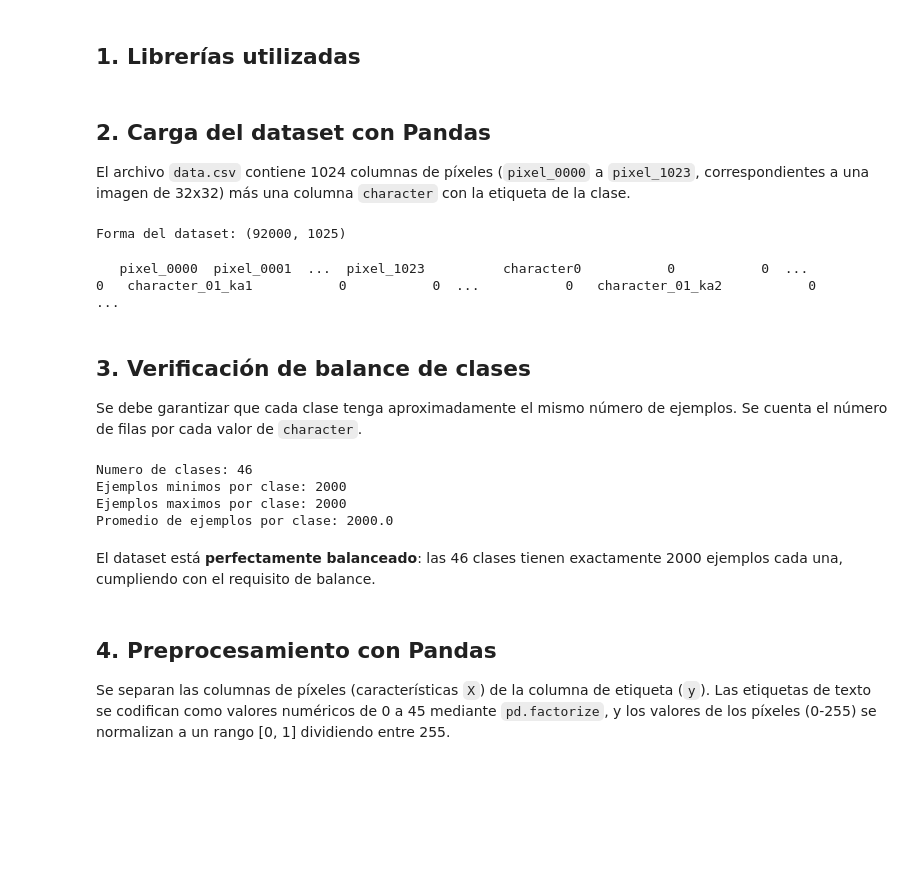
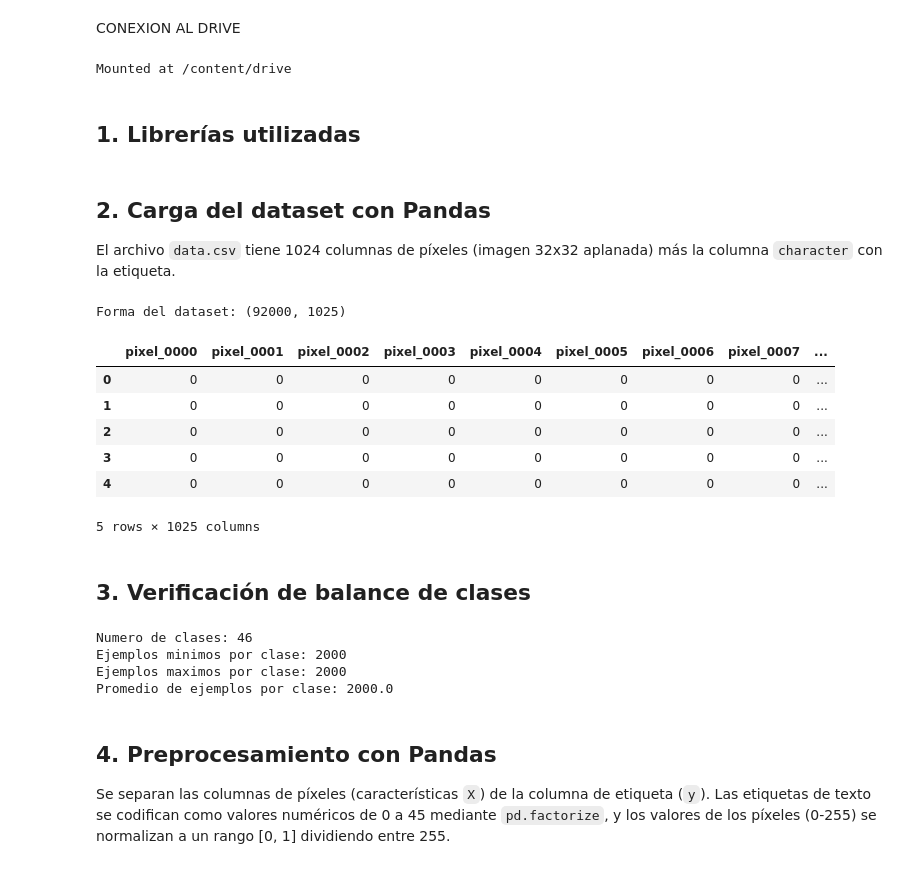
Before and after one commit to Griss390/SIS420_Inteligencia, a Jupyter notebook: LAB5/lab5/lab5.ipynb, the cells around one changed output. Drawn from its saved outputs; the diff is of its cells as text; code cells hidden in the pictures; blank space fills up the shorter version.

```diff
--- a/LAB5/lab5/lab5.ipynb
+++ b/LAB5/lab5/lab5.ipynb
@@ -9,6 +10,14 @@ Este cuadernillo implementa un clasificador multiclase mediante el enfoque **uno
 El dataset contiene **92,000 imágenes** en escala de grises de **32x32 píxeles**, distribuidas en **46 clases** (36 consonantes y 10 dígitos), con exactamente **2,000 ejemplos por clase** (dataset balanceado).
 
 Fuente del dataset: https://www.kaggle.com/datasets/rishianand/devanagari-character-set
+# %% [markdown]
+CONEXION AL DRIVE
+# %%
+# Conectando / vinculando nuestro drive con la sesión de Google Colab
+from google.colab import drive
+drive.mount('/content/drive')
+# %% [output]
+Mounted at /content/drive
 # %% [markdown]
 ## 1. Librerías utilizadas
 # %%
@@ -22,18 +31,22 @@ from sklearn.metrics import confusion_matrix
 # %% [markdown]
 ## 2. Carga del dataset con Pandas
 
-El archivo `data.csv` contiene 1024 columnas de píxeles (`pixel_0000` a `pixel_1023`, correspondientes a una imagen de 32x32) más una columna `character` con la etiqueta de la clase.
+El archivo `data.csv` tiene 1024 columnas de píxeles (imagen 32x32 aplanada) más la columna `character` con la etiqueta.
 # %%
-df = pd.read_csv('data.csv')
+df = pd.read_csv('/content/drive/MyDrive/SIS420/LAB5/data.csv')
 print('Forma del dataset:', df.shape)
 df.head()
 # %% [output]
 Forma del dataset: (92000, 1025)
+|  | pixel_0000 | pixel_0001 | pixel_0002 | pixel_0003 | pixel_0004 | pixel_0005 | pixel_0006 | pixel_0007 | ... |
+| 0 | 0 | 0 | 0 | 0 | 0 | 0 | 0 | 0 | ... |
+| 1 | 0 | 0 | 0 | 0 | 0 | 0 | 0 | 0 | ... |
+| 2 | 0 | 0 | 0 | 0 | 0 | 0 | 0 | 0 | ... |
+| 3 | 0 | 0 | 0 | 0 | 0 | 0 | 0 | 0 | ... |
+| 4 | 0 | 0 | 0 | 0 | 0 | 0 | 0 | 0 | ... |
-   pixel_0000  pixel_0001  ...  pixel_1023          character0           0           0  ...           0   character_01_ka1           0           0  ...           0   character_01_ka2           0       ...
+5 rows × 1025 columns
-# %% [markdown]
-## 3. Verificación de balance de clases
-
-Se debe garantizar que cada clase tenga aproximadamente el mismo número de ejemplos. Se cuenta el número de filas por cada valor de `character`.
+# %% [markdown]
+## 3. Verificación de balance de clases
 # %%
 conteo_clases = df['character'].value_counts()
 print('Numero de clases:', conteo_clases.shape[0])
@@ -45,8 +58,6 @@ Numero de clases: 46
 Ejemplos minimos por clase: 2000
 Ejemplos maximos por clase: 2000
 Promedio de ejemplos por clase: 2000.0
-# %% [markdown]
-El dataset está **perfectamente balanceado**: las 46 clases tienen exactamente 2000 ejemplos cada una, cumpliendo con el requisito de balance.
 # %% [markdown]
 ## 4. Preprocesamiento con Pandas
 
```
Also changed, not shown: parts of 10 cells of this notebook, 3 other files.
